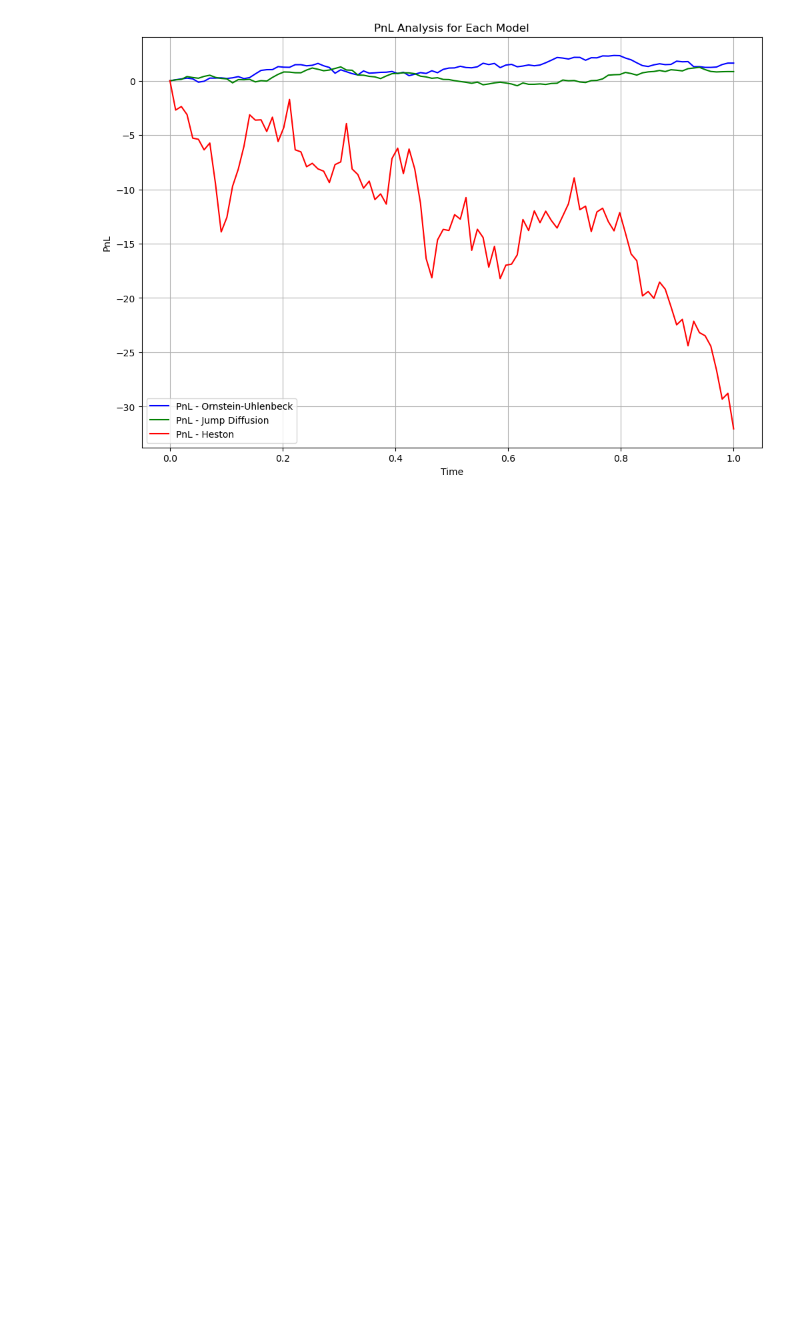
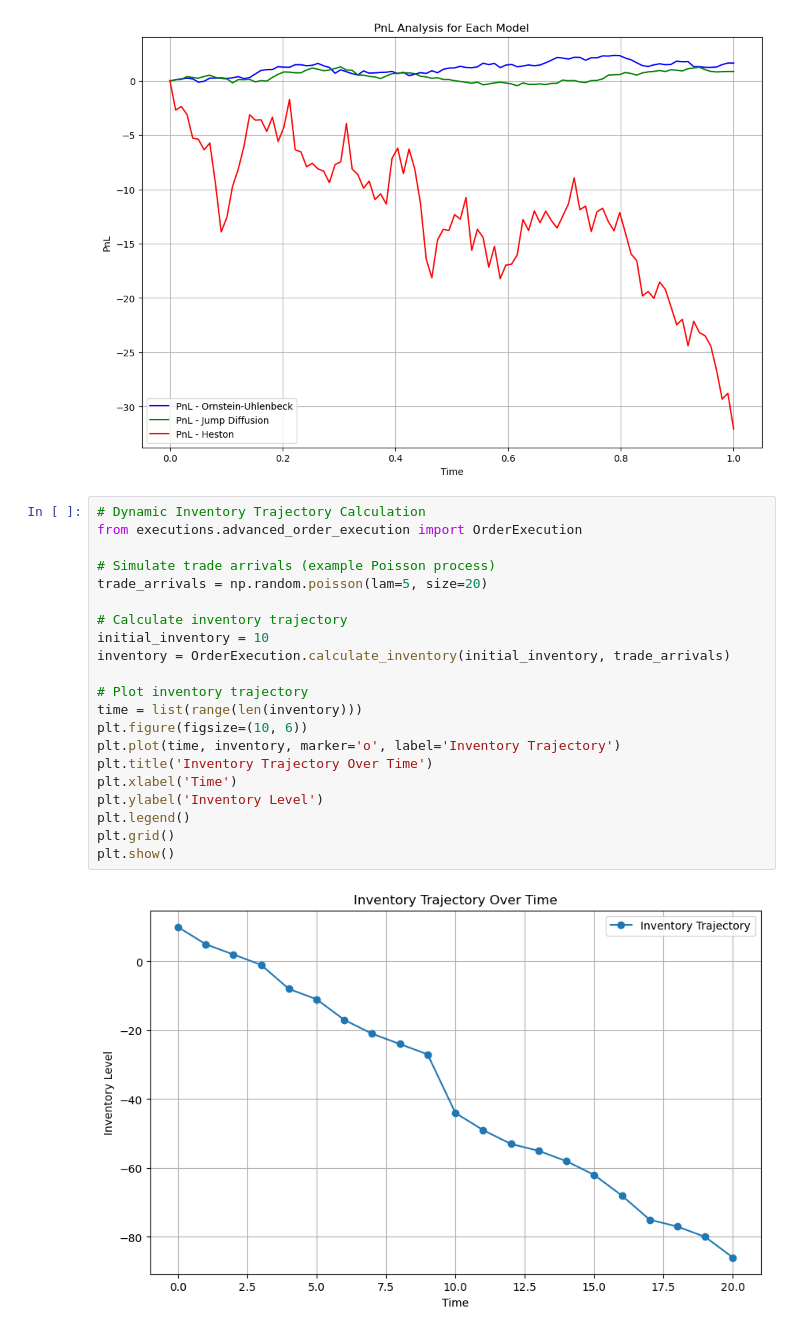
Before and after one commit to astronaut505/VolatilityVortex, a Jupyter notebook: notebook/advanced_market_simulation.ipynb, the cells around one changed output. Saved outputs shown, nothing was run; the diff lists cells and outputs as text; blank space fills up the shorter version.

Commit message:
inventory

```diff
--- a/notebook/advanced_market_simulation.ipynb
+++ b/notebook/advanced_market_simulation.ipynb
@@ -360,3 +364,26 @@ else:
     print("PnL columns for all models not found in results.")
 # %% [output]
 [figure]
+# %%
+# Dynamic Inventory Trajectory Calculation
+from executions.advanced_order_execution import OrderExecution
+
+# Simulate trade arrivals (example Poisson process)
+trade_arrivals = np.random.poisson(lam=5, size=20)
+
+# Calculate inventory trajectory
+initial_inventory = 10
+inventory = OrderExecution.calculate_inventory(initial_inventory, trade_arrivals)
+
+# Plot inventory trajectory
+time = list(range(len(inventory)))
+plt.figure(figsize=(10, 6))
+plt.plot(time, inventory, marker='o', label='Inventory Trajectory')
+plt.title('Inventory Trajectory Over Time')
+plt.xlabel('Time')
+plt.ylabel('Inventory Level')
+plt.legend()
+plt.grid()
+plt.show()
+# %% [output]
+[figure, added]
```
Also changed, not shown: parts of 2 cells of this notebook, 3 other files.
